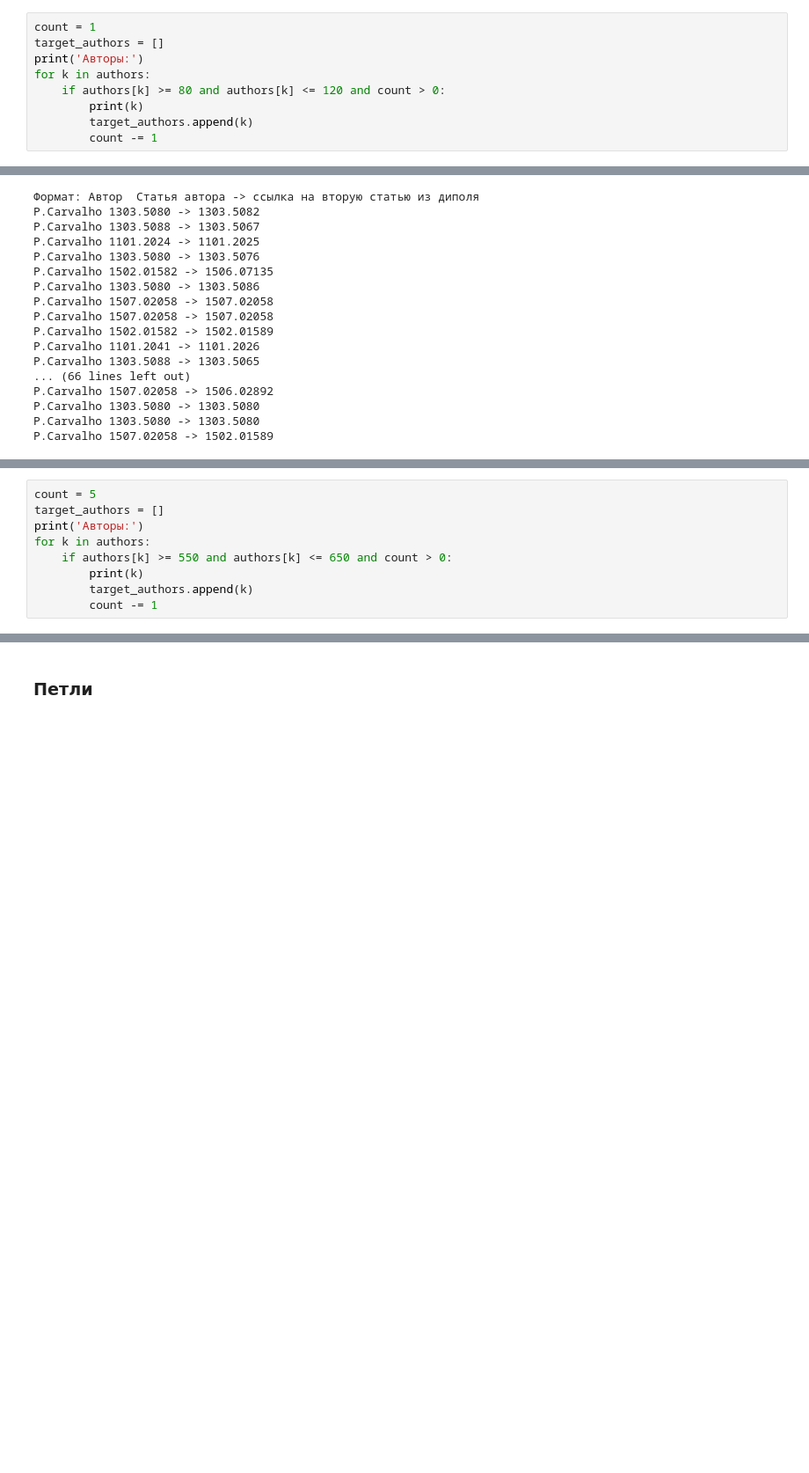
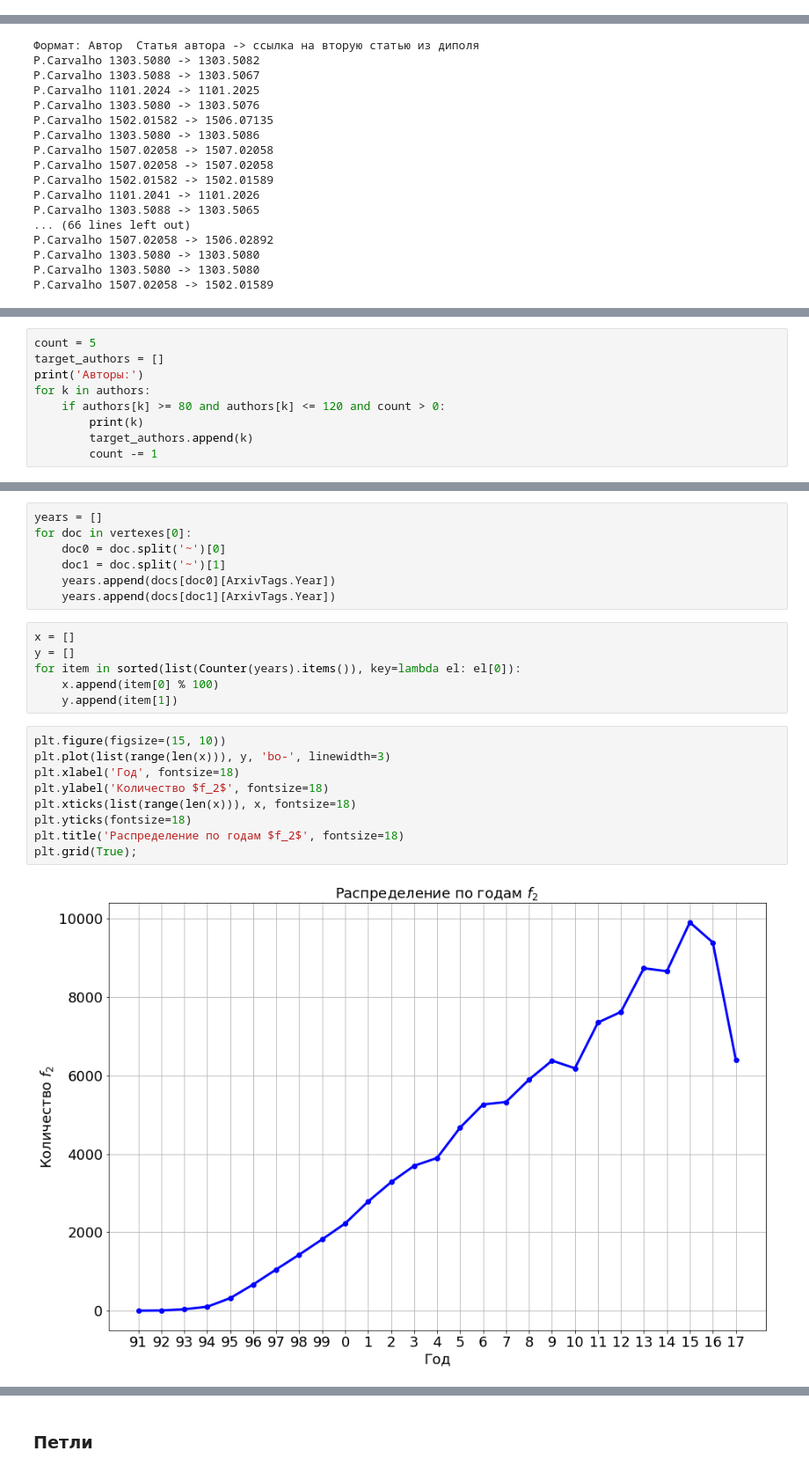
Before and after one commit to Hedgehogues/MSU_PZAD, a Jupyter notebook: HW-graph/Untitled.ipynb, the cells around one changed output, grey strips where cells are left out. Shown at 88% size. Drawn from its saved outputs; the diff is of its cells as text; blank space fills up the shorter version.

```diff
--- a/HW-graph/Untitled.ipynb
+++ b/HW-graph/Untitled.ipynb
@@ -953,9 +967,0 @@ M.Kato 1709.05468 -> 1704.05148
-# %%
-count = 1
-target_authors = []
-print('Авторы:')
-for k in authors:
-    if authors[k] >= 80 and authors[k] <= 120 and count > 0:
-        print(k)
-        target_authors.append(k)
-        count -= 1
@@ -1003,7 +1014,7 @@ count = 5
 target_authors = []
 print('Авторы:')
 for k in authors:
-    if authors[k] >= 550 and authors[k] <= 650 and count > 0:
+    if authors[k] >= 80 and authors[k] <= 120 and count > 0:
         print(k)
         target_authors.append(k)
         count -= 1
@@ -1046,0 +1060,24 @@ M.Ashdown 1507.02058 -> 1502.01589
+# %%
+years = []
+for doc in vertexes[0]:
+    doc0 = doc.split('~')[0]
+    doc1 = doc.split('~')[1]
+    years.append(docs[doc0][ArxivTags.Year])
+    years.append(docs[doc1][ArxivTags.Year])
+# %%
+x = []
+y = []
+for item in sorted(list(Counter(years).items()), key=lambda el: el[0]):
+    x.append(item[0] % 100)
+    y.append(item[1])
+# %%
+plt.figure(figsize=(15, 10))
+plt.plot(list(range(len(x))), y, 'bo-', linewidth=3)
+plt.xlabel('Год', fontsize=18)
+plt.ylabel('Количество $f_2$', fontsize=18)
+plt.xticks(list(range(len(x))), x, fontsize=18)
+plt.yticks(fontsize=18)
+plt.title('Распределение по годам $f_2$', fontsize=18)
+plt.grid(True);
+# %% [output]
+[figure, added]
```
Also changed, not shown: parts of 38 cells of this notebook.
